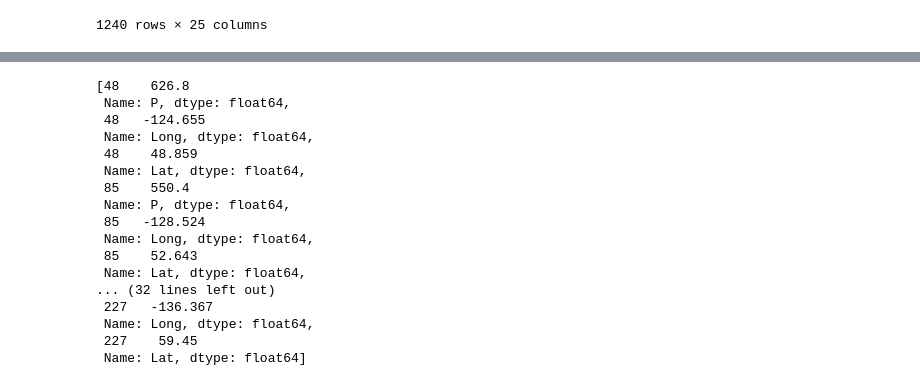
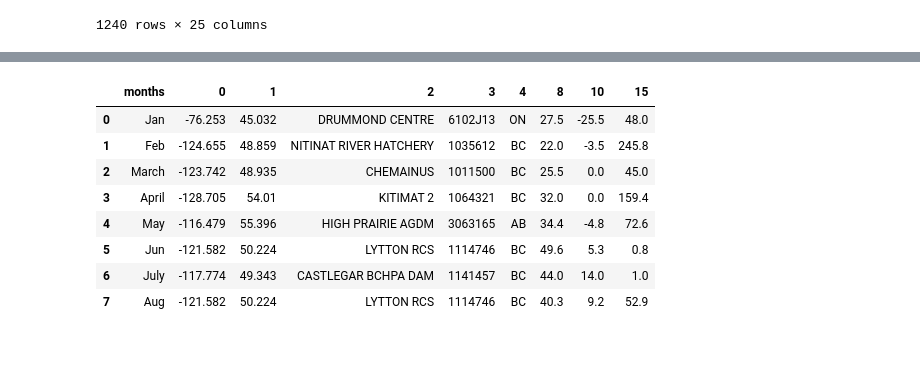
Before and after one commit to HamidShoaraee/How-is-the-weather, a Jupyter notebook: Transformer.ipynb, the cells around one changed output, grey strips where cells are left out. Cells and saved outputs as stored; diff of their text form; code cells hidden in the pictures; blank space fills up the shorter version.

Commit message:
More Data

```diff
--- a/Transformer.ipynb
+++ b/Transformer.ipynb
@@ -86,9 +121,12 @@ wet_info_aug = clean_Aug.loc[clean_Aug['P'] == most_water]
 # %%
-# Read all the .csv files and extract warmet, coldest, and wetest temprature for the 8 monthes of 2021
+# Read all the .csv files and extract warmet, coldest, and wetest temprature for the 8 monthes of 2021.
+# At this time environment Canada publish the weather data for the first 8 mounths of the year.
+# Read and store information on Python lists.
 months= ['Jan', 'Feb', 'March', 'April', 'May', 'Jun', 'July', 'Aug']
 max_temp_lsit = []
-min_tem_list = []
+min_temp_list = []
 wet_list = []
+
 for i in months:
     i = pd.read_csv(str(i)+"-2021.csv")
 
@@ -100,7 +138,7 @@ for i in months:
     max_temp_lsit.append(warmest_info_i)
 
     coldest_info_i = i.loc[i["Tn"] == min_temp_i]
-    min_tem_list.append(coldest_info_i)
+    min_temp_list.append(coldest_info_i)
 
     wet_info_i = i.loc[i["P"] == most_water_i]
     wet_list.append(wet_info_i)
@@ -183,25 +145,21 @@ maximum_temps
-# %%
-wets = []
-for i in range (len(months)):
-    wets.append( wet_list[i]["P"])
-    wets.append( wet_list[i]["Long"])
-    wets.append( wet_list[i]["Lat"])
-wets
-# %% [output]
-[48    626.8
- Name: P, dtype: float64,
- 48   -124.655
- Name: Long, dtype: float64,
- 48    48.859
- Name: Lat, dtype: float64,
- 85    550.4
- Name: P, dtype: float64,
- 85   -128.524
- Name: Long, dtype: float64,
- 85    52.643
- Name: Lat, dtype: float64,
-... (32 lines left out)
- 227   -136.367
- Name: Long, dtype: float64,
- 227    59.45
- Name: Lat, dtype: float64]
+# %%
+# Reshape, Clean, and turn to the DataFrame.
+max_tem_reshape = np.reshape(max_temp_lsit, newshape=(8,25)) # 8 rows for all the months and 25 columns for all the features.
+max_tem_table = pd.DataFrame(max_tem_reshape)
+# Clean the data in this order: Long, Lat, Std_name, ID, Prov, Tx, Tn,"How is the weather.pbix
+clean_max_table = max_tem_table.drop(max_tem_table.columns.difference([0, 1, 2, 3, 4, 8, 10, 15]), axis = 1)
+# insert month clomun for more clarificaiton
+clean_max_table.insert(0, "months", ['Jan', 'Feb', 'March', 'April', 'May', 'Jun', 'July', 'Aug'])
+# Store in csv file for visualization on Powr BI
+clean_max_table.to_csv("maximum temperature monthly.csv")
+clean_max_table
+# %% [output]
+|  | months | 0 | 1 | 2 | 3 | 4 | 8 | 10 | 15 |
+| 0 | Jan | -76.253 | 45.032 | DRUMMOND CENTRE | 6102J13 | ON | 27.5 | -25.5 | 48.0 |
+| 1 | Feb | -124.655 | 48.859 | NITINAT RIVER HATCHERY | 1035612 | BC | 22.0 | -3.5 | 245.8 |
+| 2 | March | -123.742 | 48.935 | CHEMAINUS | 1011500 | BC | 25.5 | 0.0 | 45.0 |
+| 3 | April | -128.705 | 54.01 | KITIMAT 2 | 1064321 | BC | 32.0 | 0.0 | 159.4 |
+| 4 | May | -116.479 | 55.396 | HIGH PRAIRIE AGDM | 3063165 | AB | 34.4 | -4.8 | 72.6 |
+| 5 | Jun | -121.582 | 50.224 | LYTTON RCS | 1114746 | BC | 49.6 | 5.3 | 0.8 |
+| 6 | July | -117.774 | 49.343 | CASTLEGAR BCHPA DAM | 1141457 | BC | 44.0 | 14.0 | 1.0 |
+| 7 | Aug | -121.582 | 50.224 | LYTTON RCS | 1114746 | BC | 40.3 | 9.2 | 52.9 |
```
Also changed, not shown: parts of 18 cells of this notebook, 3 other files.
